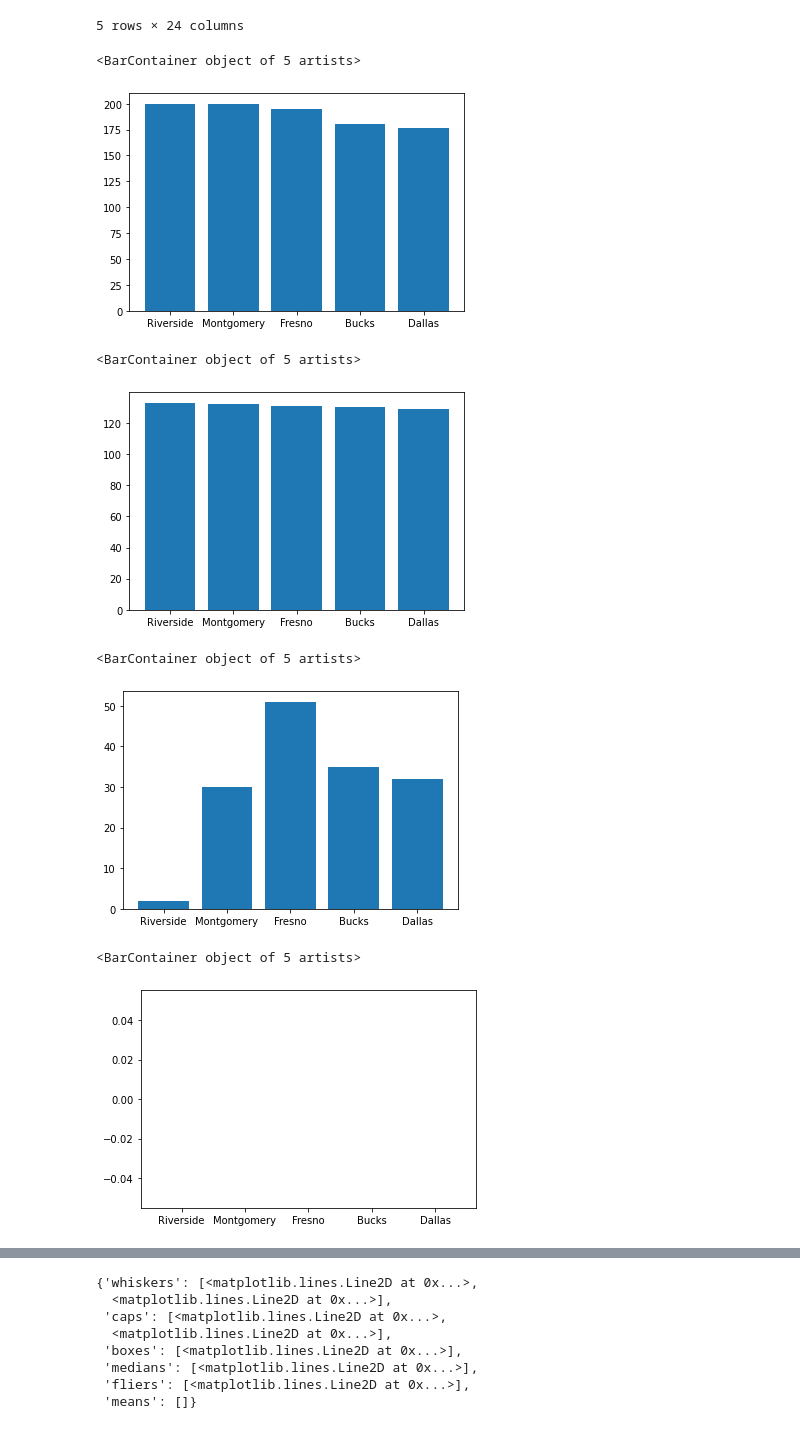
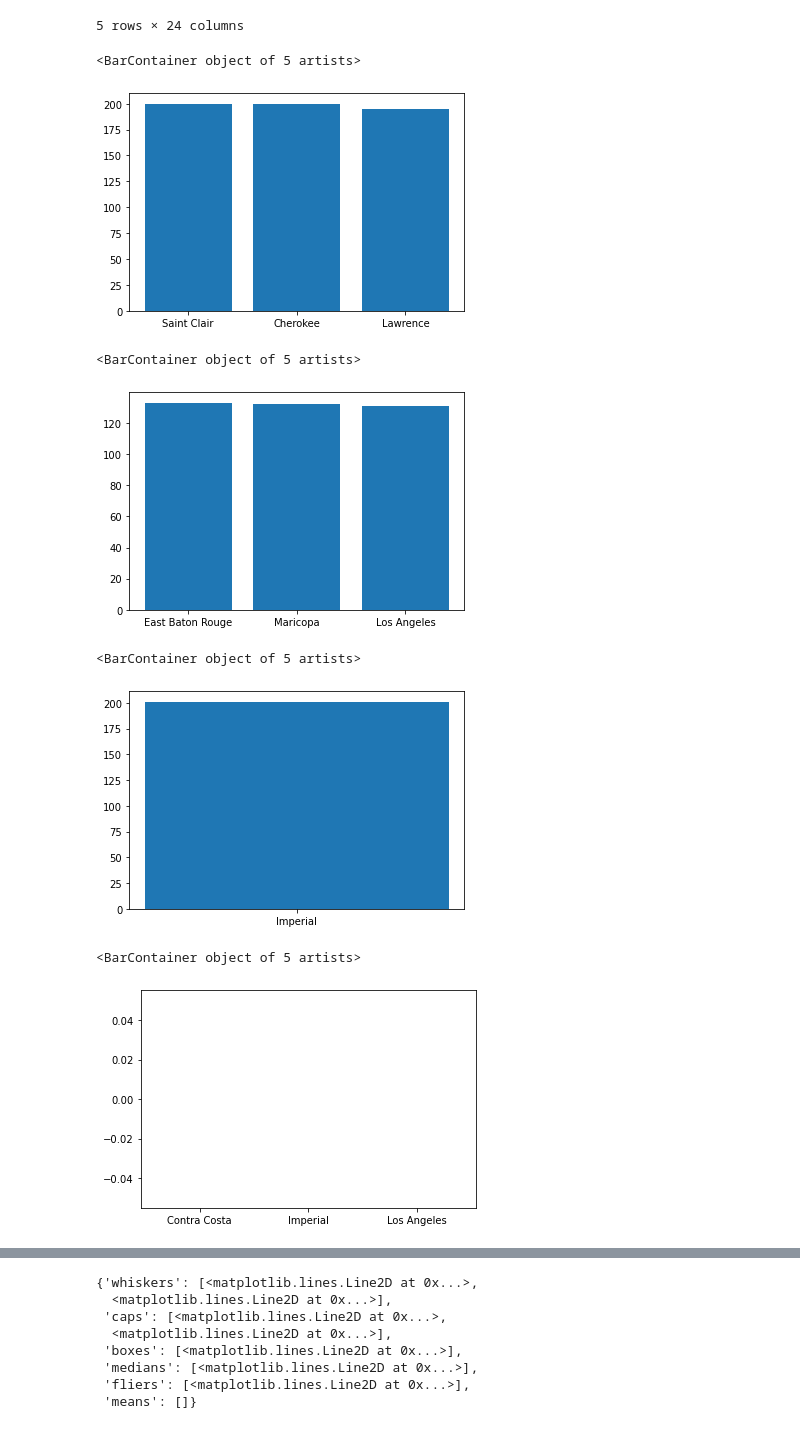
Before and after one commit to aswathipv/ictlarkaswathi, a Jupyter notebook: week1-checkpoint.ipynb, the cells around one changed output, grey strips where cells are left out. Drawn from its saved outputs; the diff is of its cells as text; code cells hidden in the pictures.

```diff
--- a/week1-checkpoint.ipynb
+++ b/week1-checkpoint.ipynb
@@ -114,30 +114,30 @@ datatop
 # %%
 datatopso2=data.nlargest(n=5,columns=['SO2 AQI'])
 # %%
-plt.bar(datatop['County'],datatopso2['SO2 AQI'])
+plt.bar(datatopso2['County'],datatopso2['SO2 AQI'])
 # %% [output]
 <BarContainer object of 5 artists>
-[figure, old version]
+[figure, new version]
 # %%
 datatopno2=data.nlargest(n=5,columns=['NO2 AQI'])
 # %%
-plt.bar(datatop['County'],datatopno2['NO2 AQI'])
+plt.bar(datatopno2['County'],datatopno2['NO2 AQI'])
 # %% [output]
 <BarContainer object of 5 artists>
-[figure, old version]
+[figure, new version]
 # %%
 datatopco=data.nlargest(n=5,columns=['CO AQI'])
 # %%
-plt.bar(datatop['County'],datatopco['CO AQI'])
+plt.bar(datatopco['County'],datatopco['CO AQI'])
 # %% [output]
 <BarContainer object of 5 artists>
-[figure, old version]
+[figure, new version]
 # %%
 datalowco=data.nsmallest(n=5,columns=['CO AQI'])
-plt.bar(datatop['County'],datalowco['CO AQI'])
+plt.bar(datalowco['County'],datalowco['CO AQI'])
 # %% [output]
 <BarContainer object of 5 artists>
-[figure, old version]
+[figure, new version]
 # %%
 datalowo3=data.nsmallest(n=20,columns=['O3 AQI'])
 plt.bar(datalowo3['Year'],datalowo3['O3 AQI'])
```
Also changed, not shown: parts of 1 cell of this notebook.
